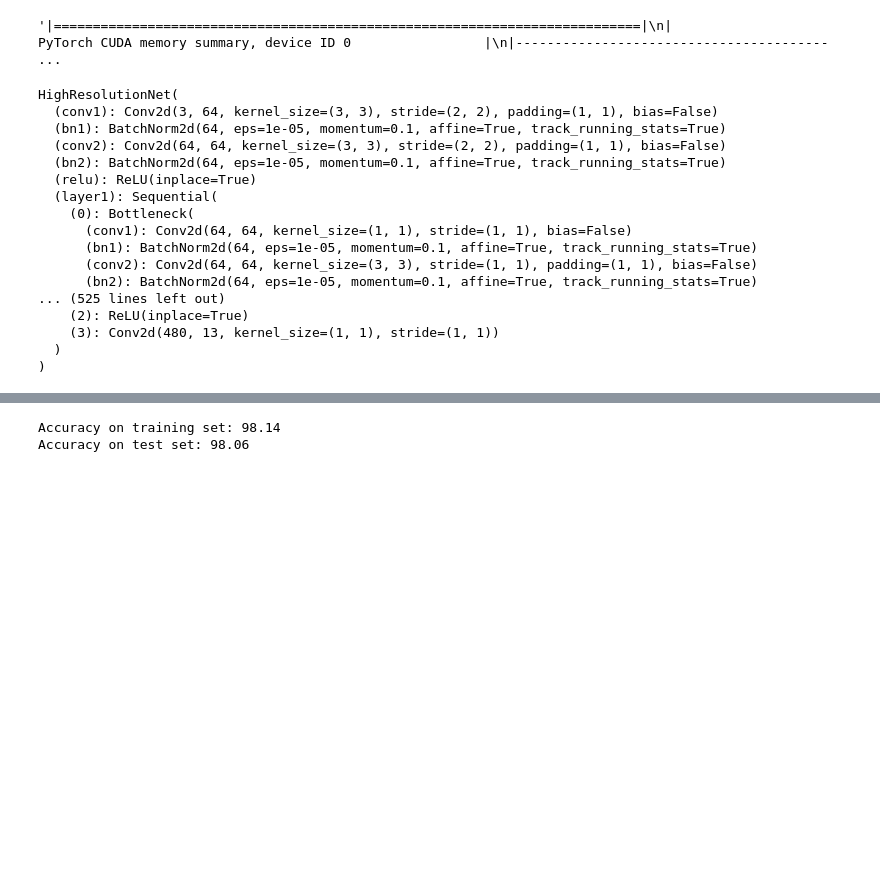
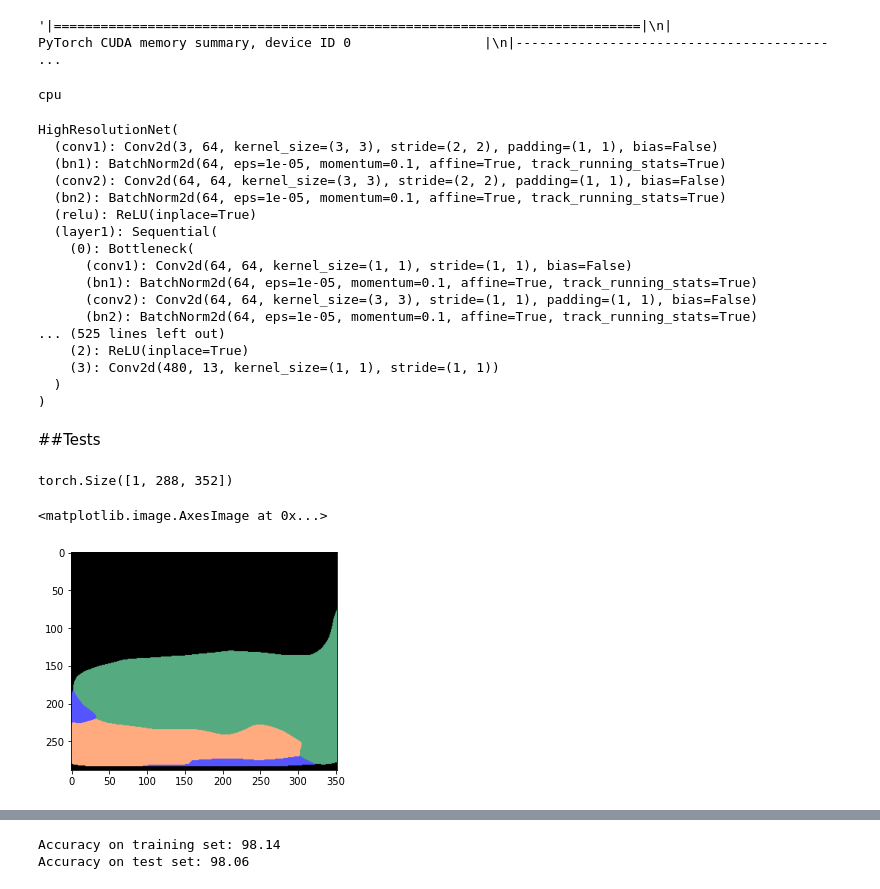
Before and after one commit to weslyca/Lite-HRNet-pytorch, a Jupyter notebook: CNN_pytorch.ipynb, the cells around one changed output, grey strips where cells are left out. Cells and saved outputs as stored; diff of their text form; code cells hidden in the pictures; blank space fills up the shorter version.

Commit message:
checkpoint

```diff
--- a/CNN_pytorch.ipynb
+++ b/CNN_pytorch.ipynb
@@ -1096,50 +942,55 @@ for epoch in range(num_epochs):
 # %%
+model = HighResolutionNet(_C).double().to(device)
+criterion = nn.CrossEntropyLoss()
+optimizer = optim.Adam(model.parameters(), lr=learning_rate)
 
-
-model = HighResolutionNet(_C).double().to(device)
-model.load_state_dict(torch.load('/content/drive/Shareddrives/Carro Autonomo/HRNetTraining/model_RTK_3epochs'))
+print(device)
+checkpoint = torch.load('/content/drive/Shareddrives/Carro Autonomo/HRNetTraining/hrnet/epoch_9.pt', map_location=torch.device(device))
+model.load_state_dict(checkpoint['model_state_dict'])
+optimizer.load_state_dict(checkpoint['optimizer_state_dict'])
 model.eval()
+# model.train()
 # %% [output]
-HighResolutionNet(
-  (conv1): Conv2d(3, 64, kernel_size=(3, 3), stride=(2, 2), padding=(1, 1), bias=False)
-  (bn1): BatchNorm2d(64, eps=1e-05, momentum=0.1, affine=True, track_running_stats=True)
-  (conv2): Conv2d(64, 64, kernel_size=(3, 3), stride=(2, 2), padding=(1, 1), bias=False)
-  (bn2): BatchNorm2d(64, eps=1e-05, momentum=0.1, affine=True, track_running_stats=True)
-  (relu): ReLU(inplace=True)
-  (layer1): Sequential(
-    (0): Bottleneck(
-      (conv1): Conv2d(64, 64, kernel_size=(1, 1), stride=(1, 1), bias=False)
-      (bn1): BatchNorm2d(64, eps=1e-05, momentum=0.1, affine=True, track_running_stats=True)
-      (conv2): Conv2d(64, 64, kernel_size=(3, 3), stride=(1, 1), padding=(1, 1), bias=False)
-      (bn2): BatchNorm2d(64, eps=1e-05, momentum=0.1, affine=True, track_running_stats=True)
-... (525 lines left out)
-    (2): ReLU(inplace=True)
-    (3): Conv2d(480, 13, kernel_size=(1, 1), stride=(1, 1))
-  )
-)
+cpu
+HighResolutionNet(
+  (conv1): Conv2d(3, 64, kernel_size=(3, 3), stride=(2, 2), padding=(1, 1), bias=False)
+  (bn1): BatchNorm2d(64, eps=1e-05, momentum=0.1, affine=True, track_running_stats=True)
+  (conv2): Conv2d(64, 64, kernel_size=(3, 3), stride=(2, 2), padding=(1, 1), bias=False)
+  (bn2): BatchNorm2d(64, eps=1e-05, momentum=0.1, affine=True, track_running_stats=True)
+  (relu): ReLU(inplace=True)
+  (layer1): Sequential(
+    (0): Bottleneck(
+      (conv1): Conv2d(64, 64, kernel_size=(1, 1), stride=(1, 1), bias=False)
+      (bn1): BatchNorm2d(64, eps=1e-05, momentum=0.1, affine=True, track_running_stats=True)
+      (conv2): Conv2d(64, 64, kernel_size=(3, 3), stride=(1, 1), padding=(1, 1), bias=False)
+      (bn2): BatchNorm2d(64, eps=1e-05, momentum=0.1, affine=True, track_running_stats=True)
+... (525 lines left out)
+    (2): ReLU(inplace=True)
+    (3): Conv2d(480, 13, kernel_size=(1, 1), stride=(1, 1))
+  )
+)
+# %% [markdown]
+##Tests
 # %%
-def show_label(label_name):
-  img =  cv2.imread(labels_path + '/' + label_name)
-  # print(img.shape)
-  # print(img[0])
+model.eval()
+# print(train_dataset[0]['images'].unsqueeze(0).shape)
+scores = model(train_dataset[80]['images'].unsqueeze(0).to(device=device))
+_, predictions = scores.max(1)
+print(predictions.shape)
 
-  # print(np.unique(img))
-
-  for i in range(img.shape[0]):
+img = np.zeros((predictions.shape[1], predictions.shape[2], 3), dtype=np.int)
+for i in range(img.shape[0]):
     for j in range(img.shape[1]):
-      aa = img[i][j][0]
-      bb = img[i][j][1]
-      cc = img[i][j][2]
-      if aa == bb and bb == cc:
-        pass
-      else:
-        print("erro")
-      class_ = img[i][j][0]
+      class_ = predictions[0][i][j].item()
       img[i][j][0] = color_map[class_][0]
       img[i][j][1] = color_map[class_][1]
       img[i][j][2] = color_map[class_][2]
 
-  plt.imshow(img)
+plt.imshow(img)
+# %% [output]
+torch.Size([1, 288, 352])
+<matplotlib.image.AxesImage at 0x...>
+[figure, added]
 # %%
 model.eval()
 # print(train_dataset[0]['images'].unsqueeze(0).shape)
```
Also changed, not shown: parts of 24 cells of this notebook.
